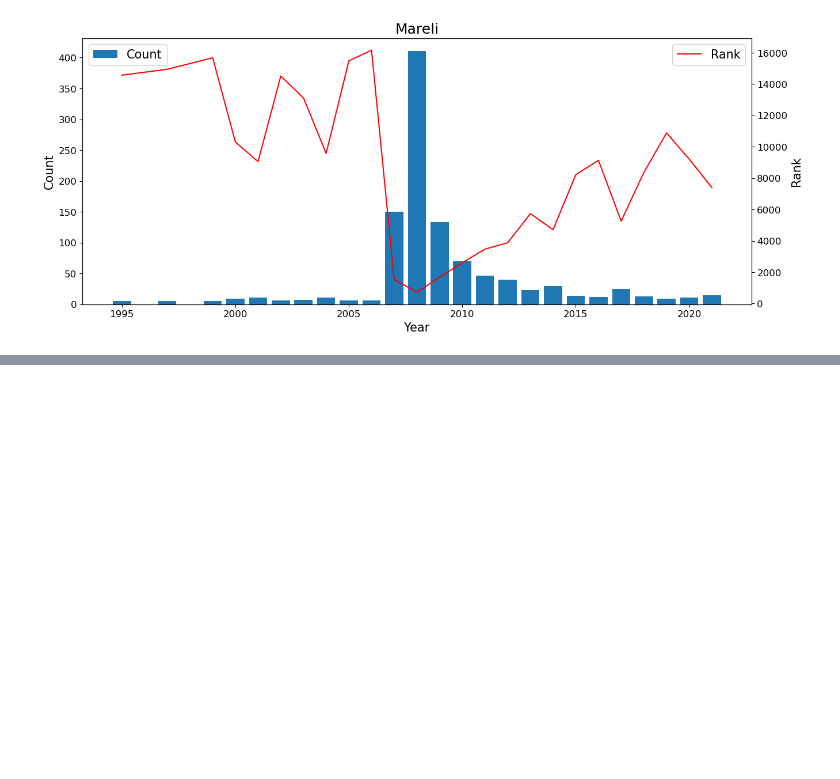
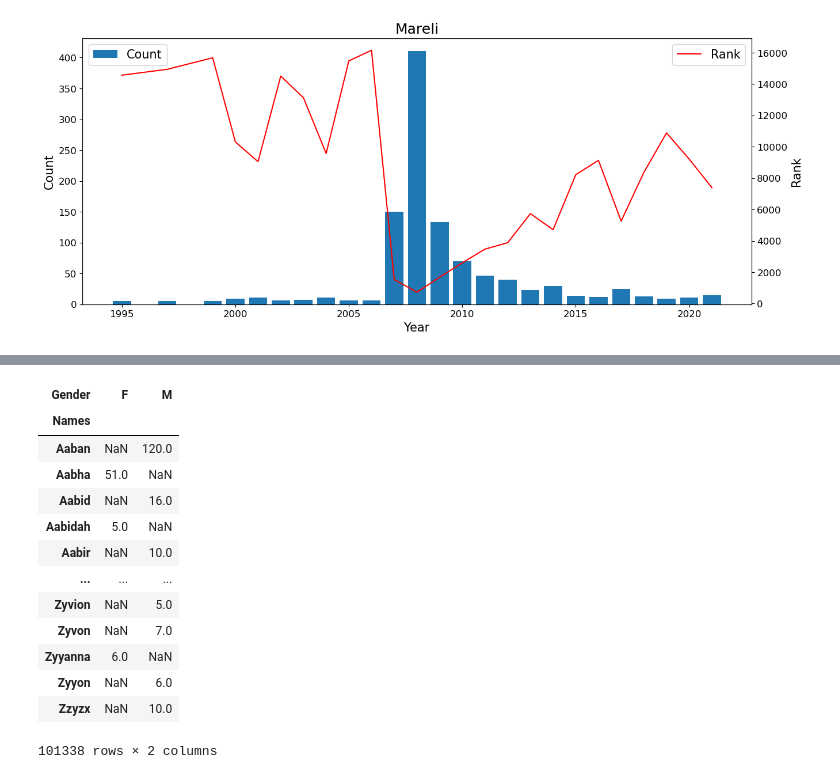
Before and after one commit to RochaErik/X-US-Baby-Names, a Jupyter notebook: EDA.ipynb, the cells around one changed output, grey strips where cells are left out. Drawn from its saved outputs; the diff is of its cells as text; code cells hidden in the pictures; blank space fills up the shorter version.

Commit message:
Looking for the most commons unisex names

```diff
--- a/EDA.ipynb
+++ b/EDA.ipynb
@@ -844,0 +865,19 @@ for names in spiked_names:
+# %%
+# Creating columns for 'Male' and 'Female'
+
+df.groupby(['Names', 'Gender']).Count.sum().unstack()
+# %% [output]
+| Gender | F | M |
+| Names |  |  |
+| Aaban | NaN | 120.0 |
+| Aabha | 51.0 | NaN |
+| Aabid | NaN | 16.0 |
+| Aabidah | 5.0 | NaN |
+| Aabir | NaN | 10.0 |
+| ... | ... | ... |
+| Zyvion | NaN | 5.0 |
+| Zyvon | NaN | 7.0 |
+| Zyyanna | 6.0 | NaN |
+| Zyyon | NaN | 6.0 |
+| Zzyzx | NaN | 10.0 |
+101338 rows × 2 columns
```
Also changed, not shown: parts of 7 cells of this notebook.
